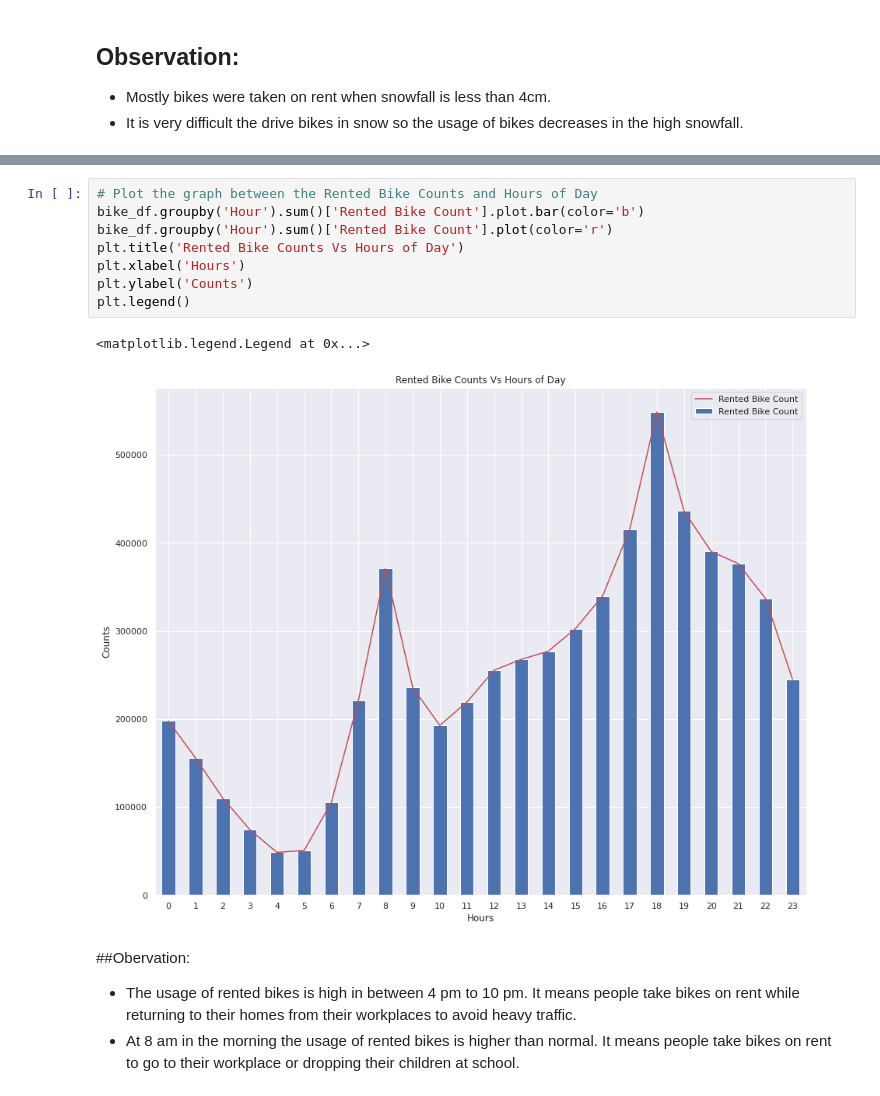
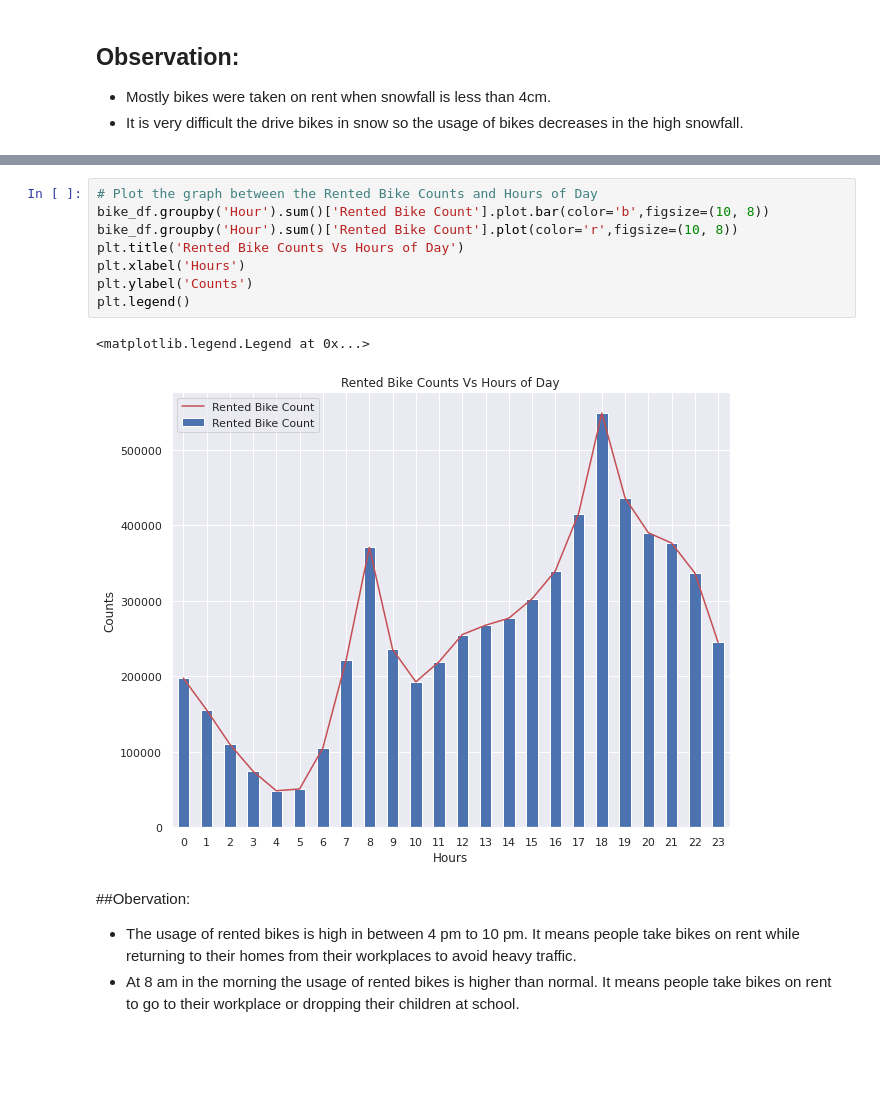
Before and after one commit to aryarajat/Bike-Rental-Demand, a Jupyter notebook: Seoul_Bike_Sharing_Demand_Prediction_Capstone_Project.ipynb, the cells around one changed output, grey strips where cells are left out. Saved outputs shown, nothing was run; the diff lists cells and outputs as text; blank space fills up the shorter version.

```diff
--- a/Seoul_Bike_Sharing_Demand_Prediction_Capstone_Project.ipynb
+++ b/Seoul_Bike_Sharing_Demand_Prediction_Capstone_Project.ipynb
@@ -514,14 +514,14 @@ Text(0, 0.5, 'Counts')
 # %%
 # Plot the graph between the Rented Bike Counts and Hours of Day
-bike_df.groupby('Hour').sum()['Rented Bike Count'].plot.bar(color='b')
-bike_df.groupby('Hour').sum()['Rented Bike Count'].plot(color='r')
+bike_df.groupby('Hour').sum()['Rented Bike Count'].plot.bar(color='b',figsize=(10, 8))
+bike_df.groupby('Hour').sum()['Rented Bike Count'].plot(color='r',figsize=(10, 8))
 plt.title('Rented Bike Counts Vs Hours of Day')
 plt.xlabel('Hours')
 plt.ylabel('Counts')
 plt.legend()
 # %% [output]
 <matplotlib.legend.Legend at 0x...>
-[figure, old version]
+[figure, new version]
 # %% [markdown]
 ##Obervation:
 
```
Also changed, not shown: parts of 25 cells of this notebook.
